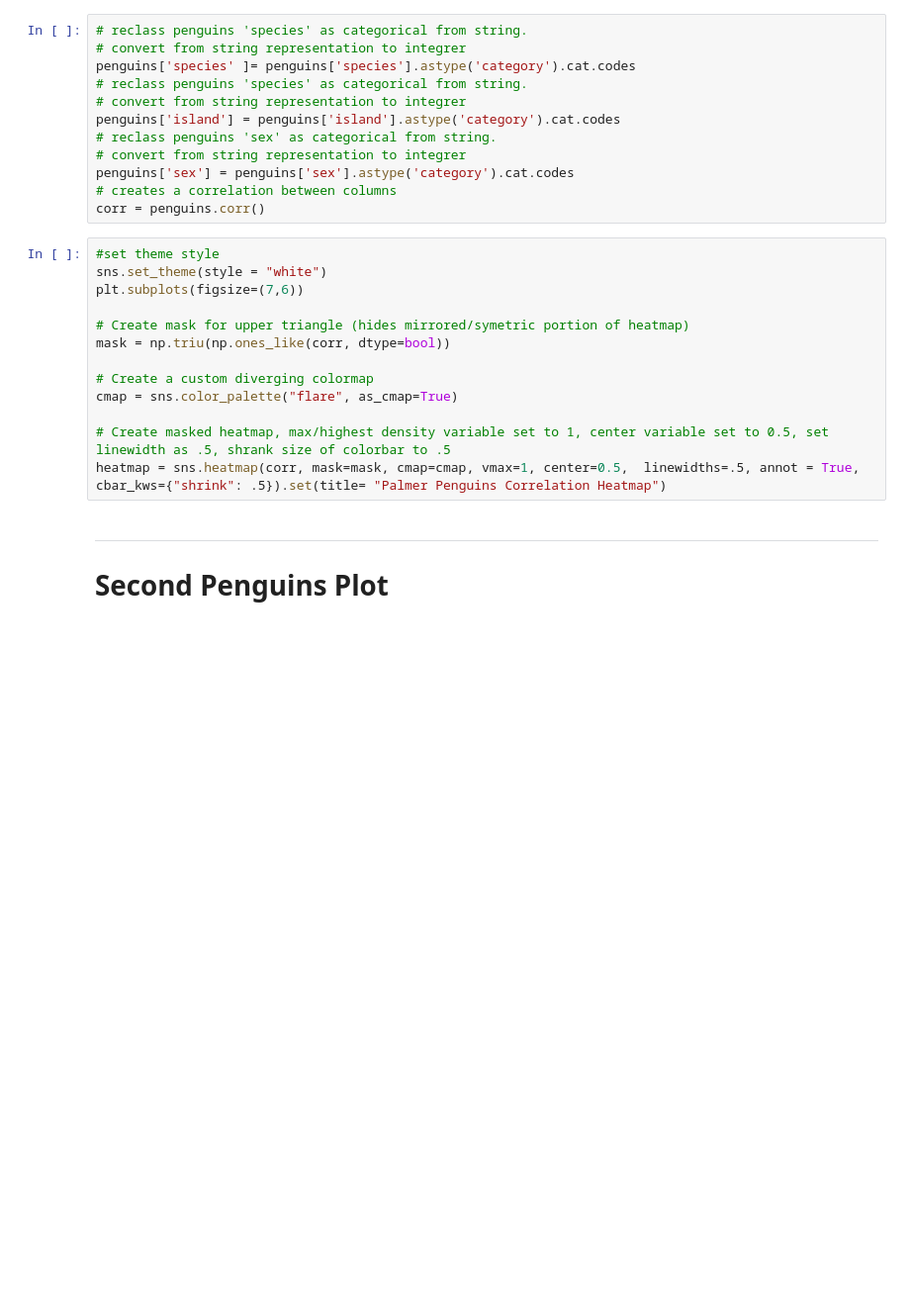
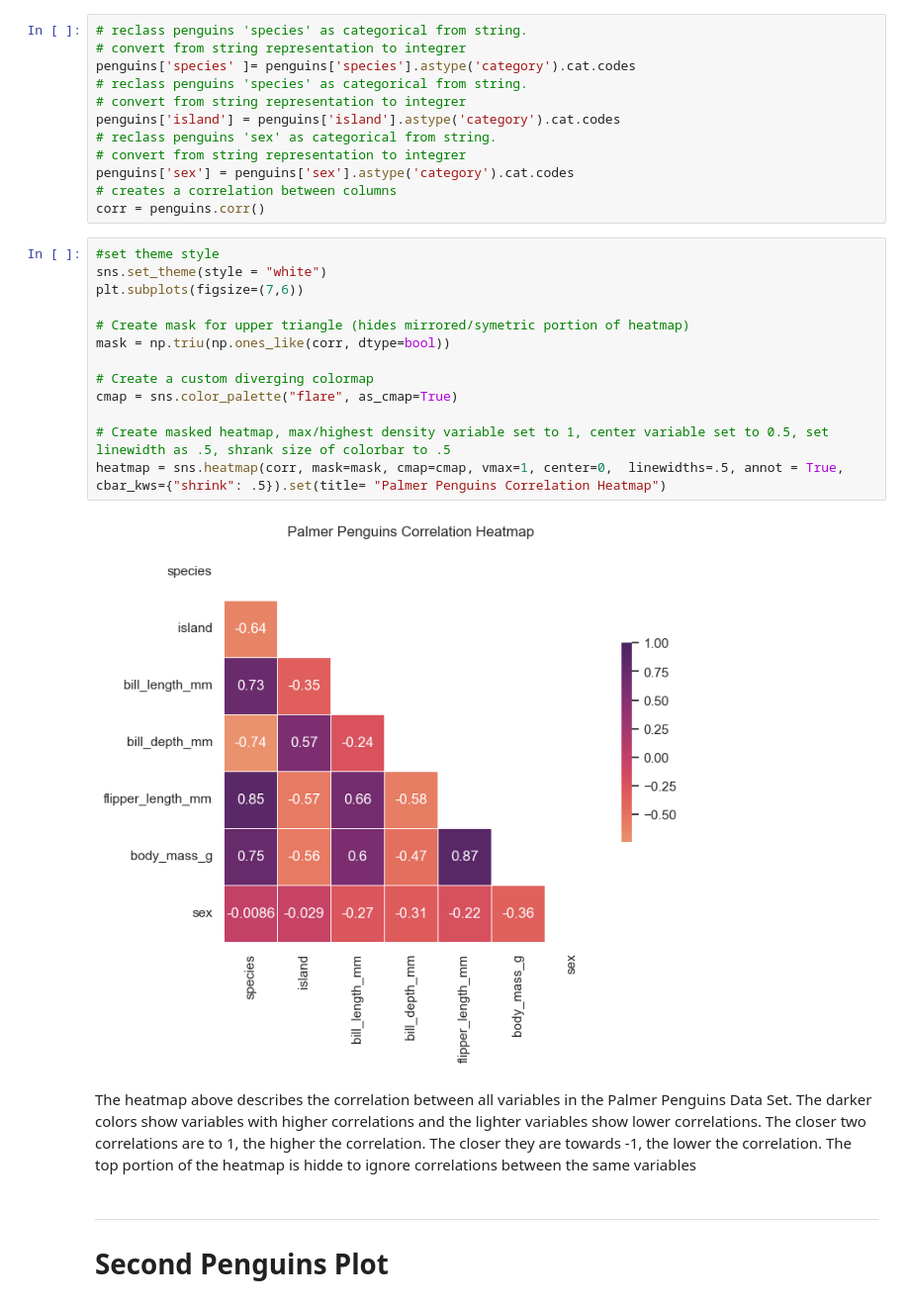
Before and after one commit to saingersoll/squirrel-gurlz, a Jupyter notebook: nbs/kristina_penguins.ipynb, the cells around one changed output. Shown: that part at 99% size. Cells and saved outputs as stored; diff of their text form; blank space fills up the shorter version.

Commit message:
updated heatmap png, added text descriptions to outputs

```diff
--- a/nbs/kristina_penguins.ipynb
+++ b/nbs/kristina_penguins.ipynb
@@ -32,16 +32,20 @@ corr = penguins.corr()
 # %%
 #set theme style
 sns.set_theme(style = "white")
 plt.subplots(figsize=(7,6))
 
 # Create mask for upper triangle (hides mirrored/symetric portion of heatmap)
 mask = np.triu(np.ones_like(corr, dtype=bool))
 
 # Create a custom diverging colormap
 cmap = sns.color_palette("flare", as_cmap=True)
 
 # Create masked heatmap, max/highest density variable set to 1, center variable set to 0.5, set linewidth as .5, shrank size of colorbar to .5
-heatmap = sns.heatmap(corr, mask=mask, cmap=cmap, vmax=1, center=0.5,  linewidths=.5, annot = True, cbar_kws={"shrink": .5}).set(title= "Palmer Penguins Correlation Heatmap")
+heatmap = sns.heatmap(corr, mask=mask, cmap=cmap, vmax=1, center=0,  linewidths=.5, annot = True, cbar_kws={"shrink": .5}).set(title= "Palmer Penguins Correlation Heatmap")
+# %% [output]
+[figure, added]
+# %% [markdown]
+The heatmap above describes the correlation between all variables in the Palmer Penguins Data Set. The darker colors show variables with higher correlations and the lighter variables show lower correlations. The closer two correlations are to 1, the higher the correlation. The closer they are towards -1, the lower the correlation. The top portion of the heatmap is hidde to ignore correlations between the same variables
 # %% [markdown]
 <hr style="border-top: 0.2px solid gray; margin-top: 12pt; margin-bottom: 0pt"></hr>
 
```
Also changed, not shown: parts of 2 cells of this notebook, 1 other file.
